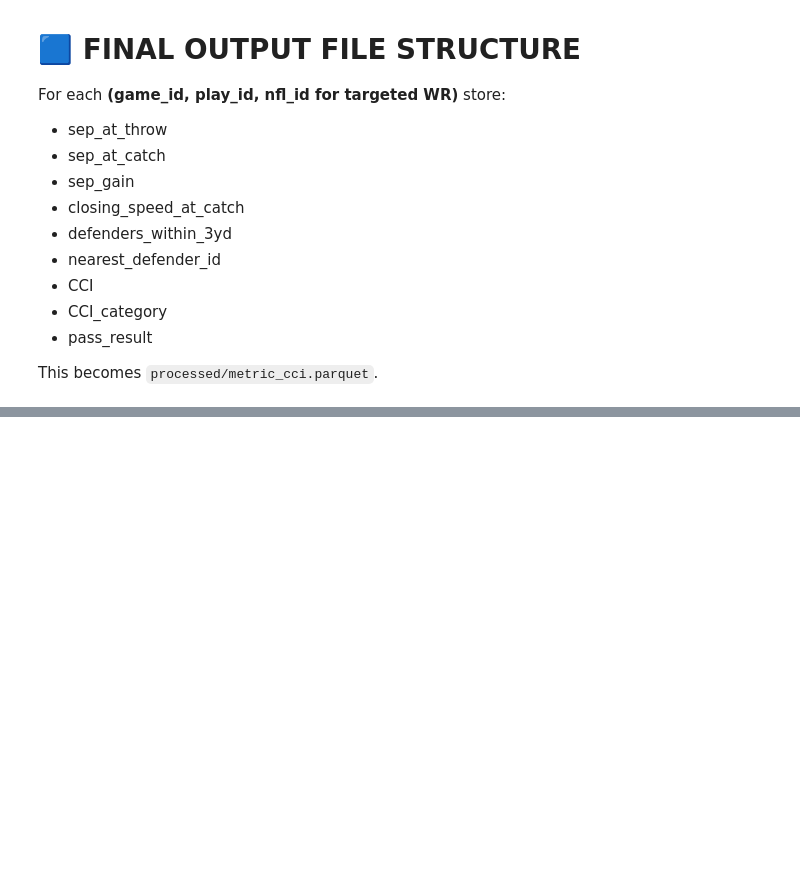
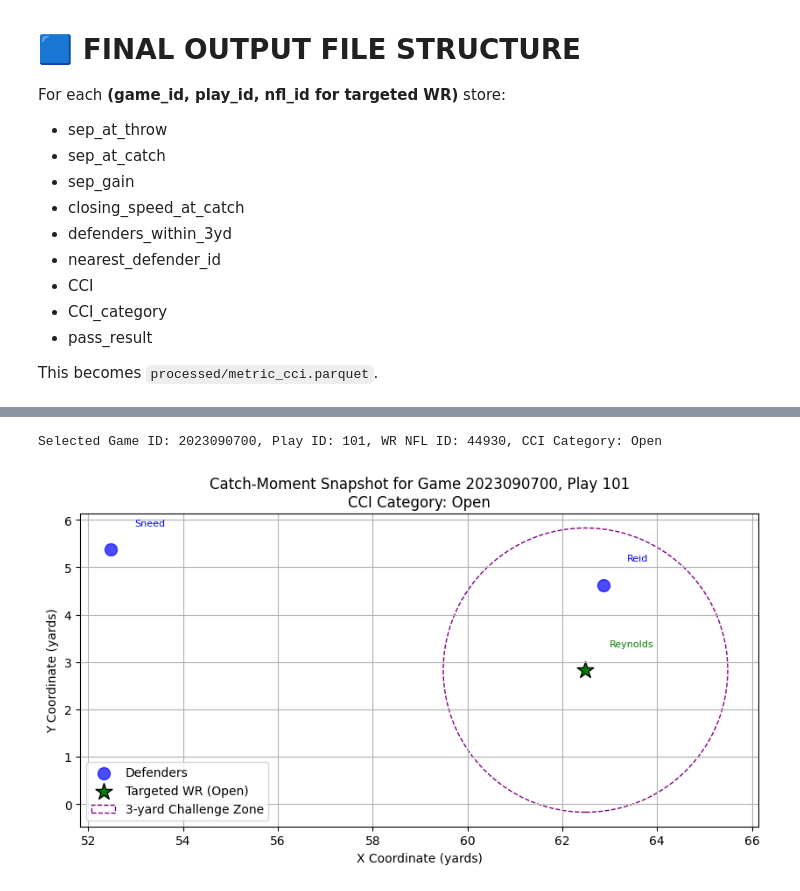
Before and after one commit to muma005/nfl-ball-flight-analysis, a Jupyter notebook: notebooks/04_metric_contested_catch.ipynb, the cells around one changed output, grey strips where cells are left out. Saved outputs shown, nothing was run; the diff lists cells and outputs as text; code cells hidden in the pictures; blank space fills up the shorter version.

Commit message:
Closely contested catch fully done

```diff
--- a/notebooks/04_metric_contested_catch.ipynb
+++ b/notebooks/04_metric_contested_catch.ipynb
@@ -256,0 +294,3 @@ This becomes `processed/metric_cci.parquet`.
+# %%
+df_aggregated = pd.read_parquet('/content/aggregated_week01.parquet')
+print(df_aggregated.info())
@@ -256,0 +585,15 @@ This becomes `processed/metric_cci.parquet`.
+# %%
+def categorize_cci(cci):
+    if pd.isna(cci):
+        return np.nan
+    if cci > 0.75:
+        return 'Tight'
+    elif 0.40 <= cci <= 0.75:
+        return 'Moderate'
+    else:
+        return 'Open'
+
+df_merged_features['CCI_category'] = df_merged_features['CCI'].apply(categorize_cci)
+
+print("df_merged_features with CCI and CCI_category columns:")
+print(df_merged_features[['game_id', 'play_id', 'nfl_id', 'CCI', 'CCI_category', 'pass_result']].head())
@@ -256,0 +650,62 @@ This becomes `processed/metric_cci.parquet`.
+# %%
+import matplotlib.pyplot as plt
+import matplotlib.patches as patches
+
+# Select a sample play for visualization where CCI is not NaN
+sample_play = df_merged_features.dropna(subset=['CCI']).iloc[0]
+selected_game_id = sample_play['game_id']
+selected_play_id = sample_play['play_id']
+selected_wr_nfl_id = sample_play['nfl_id']
+selected_cci_category = sample_play['CCI_category']
+
+print(f"Selected Game ID: {selected_game_id}, Play ID: {selected_play_id}, WR NFL ID: {selected_wr_nfl_id}, CCI Category: {selected_cci_category}")
+
+# Filter df_catch_moment for the selected play and its t_catch frame
+play_catch_moment_data = df_catch_moment[
+    (df_catch_moment['game_id'] == selected_game_id) &
+    (df_catch_moment['play_id'] == selected_play_id)
+]
+
+# Identify the targeted receiver and defenders
+wr_data = play_catch_moment_data[play_catch_moment_data['player_to_predict'] == True].iloc[0]
+defenders_data = play_catch_moment_data[play_catch_moment_data['player_role'] == 'Defensive Coverage']
+
+# Define color for CCI category
+def get_cci_color(category):
+    if category == 'Tight':
+        return 'red'
+    elif category == 'Moderate':
+        return 'orange'
+    elif category == 'Open':
+        return 'green'
+    else:
+        return 'gray'
+
+wr_color = get_cci_color(selected_cci_category)
+
+# Plotting the Catch-Moment Snapshot
+fig, ax = plt.subplots(figsize=(10, 8))
+
+# Plot defenders
+ax.scatter(defenders_data['x'], defenders_data['y'], color='blue', marker='o', s=100, label='Defenders', alpha=0.7)
+for idx, row in defenders_data.iterrows():
+    ax.annotate(row['player_name'].split(' ')[-1], (row['x'] + 0.5, row['y'] + 0.5), fontsize=8, color='blue')
+
+# Plot targeted receiver
+ax.scatter(wr_data['x'], wr_data['y'], color=wr_color, marker='*', s=200, label=f'Targeted WR ({selected_cci_category})', edgecolor='black')
+ax.annotate(wr_data['player_name'].split(' ')[-1], (wr_data['x'] + 0.5, wr_data['y'] + 0.5), fontsize=8, color=wr_color)
+
+# Draw 3-yard challenge radius around WR
+challenge_circle = patches.Circle((wr_data['x'], wr_data['y']), radius=3, edgecolor='purple', facecolor='none', linestyle='--', label='3-yard Challenge Zone')
+ax.add_patch(challenge_circle)
+
+ax.set_title(f'Catch-Moment Snapshot for Game {selected_game_id}, Play {selected_play_id}\nCCI Category: {selected_cci_category}')
+ax.set_xlabel('X Coordinate (yards)')
+ax.set_ylabel('Y Coordinate (yards)')
+ax.set_aspect('equal', adjustable='box')
+ax.legend()
+ax.grid(True)
+plt.show()
+# %% [output]
+Selected Game ID: 2023090700, Play ID: 101, WR NFL ID: 44930, CCI Category: Open
+[figure, added]
```
Also changed, not shown: parts of 40 cells of this notebook.
